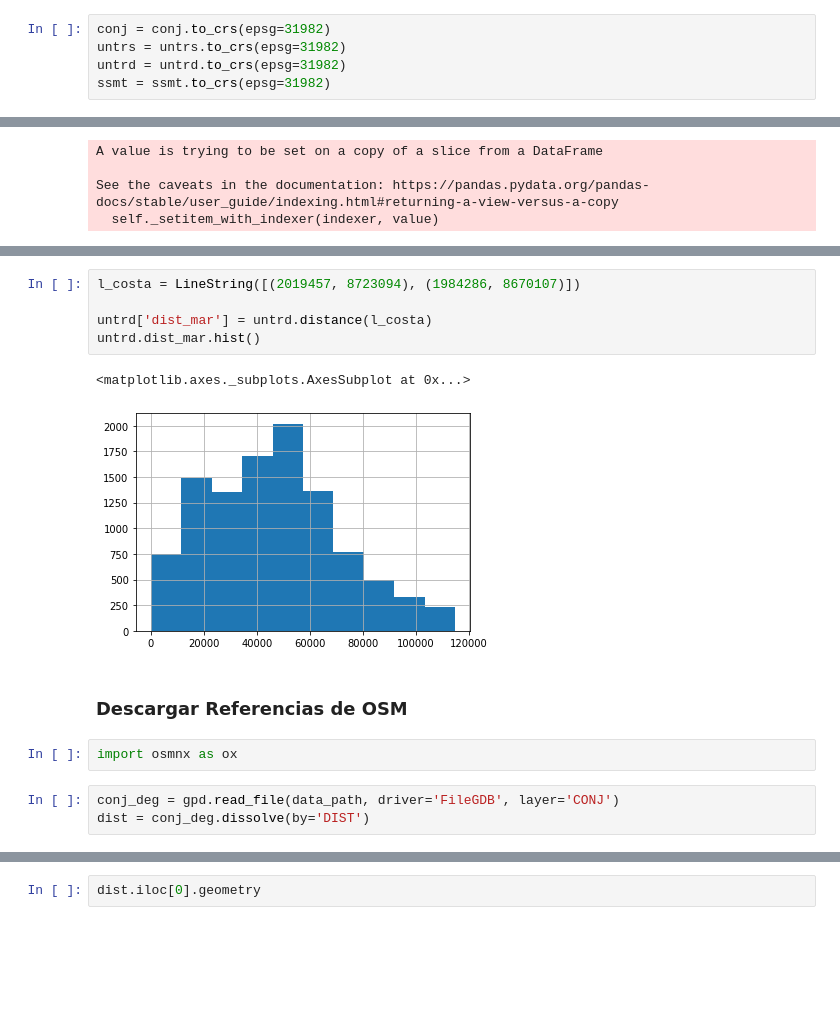
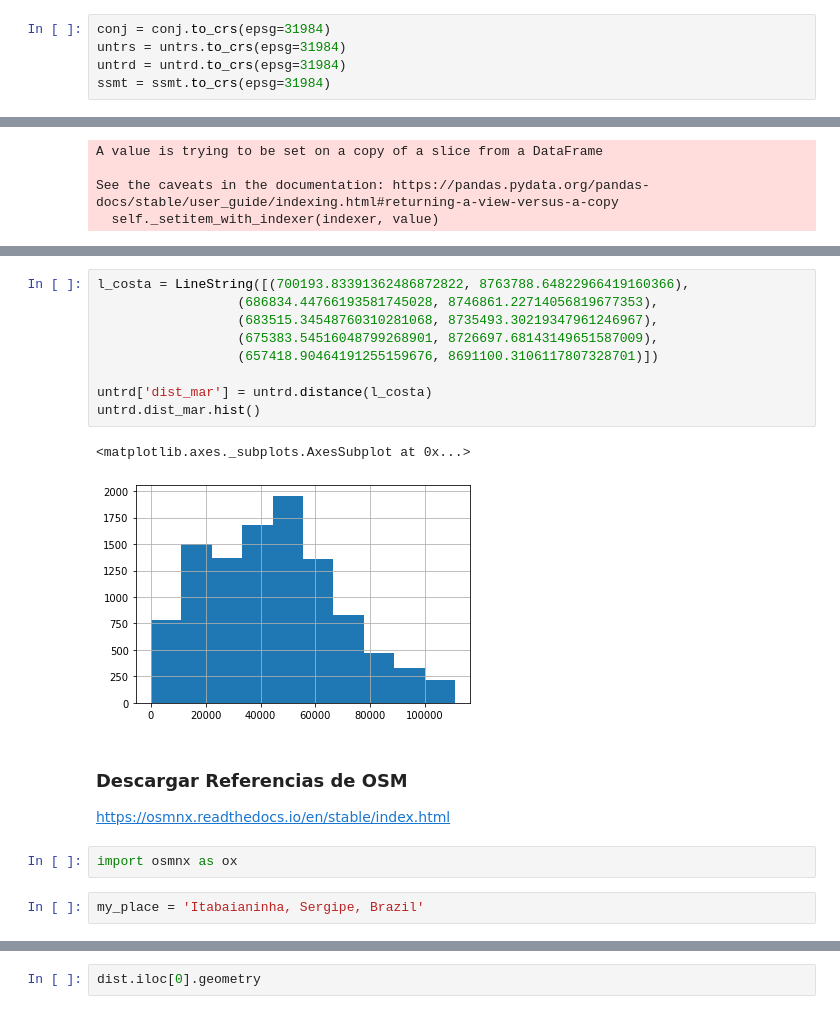
Before and after one commit to ramirojc/Diplodatos2020, a Jupyter notebook: Intro_Curacion_Georef.ipynb, the cells around one changed output, grey strips where cells are left out. Saved outputs shown, nothing was run; the diff lists cells and outputs as text; blank space fills up the shorter version.

```diff
--- a/Intro_Curacion_Georef.ipynb
+++ b/Intro_Curacion_Georef.ipynb
@@ -211,10 +224,10 @@ Datum: Sistema de Referencia Geocentrico para las AmericaS 2000
 - Ellipsoid: GRS 1980
 - Prime Meridian: Greenwich
 # %%
-conj = conj.to_crs(epsg=31982)
-untrs = untrs.to_crs(epsg=31982)
-untrd = untrd.to_crs(epsg=31982)
-ssmt = ssmt.to_crs(epsg=31982)
+conj = conj.to_crs(epsg=31984)
+untrs = untrs.to_crs(epsg=31984)
+untrd = untrd.to_crs(epsg=31984)
+ssmt = ssmt.to_crs(epsg=31984)
 # %%
 conj.crs
 # %% [output]
@@ -281,15 +306,20 @@ untrd.eu_dis_trs.hist()
 # %%
-l_costa = LineString([(2019457, 8723094), (1984286, 8670107)])
+l_costa = LineString([(700193.83391362486872822, 8763788.64822966419160366),
+                  (686834.44766193581745028, 8746861.22714056819677353),
+                  (683515.34548760310281068, 8735493.30219347961246967),
+                  (675383.54516048799268901, 8726697.68143149651587009),
+                  (657418.90464191255159676, 8691100.3106117807328701)])
 
 untrd['dist_mar'] = untrd.distance(l_costa)
 untrd.dist_mar.hist()
 # %% [output]
 <matplotlib.axes._subplots.AxesSubplot at 0x...>
-[figure, old version]
+[figure, new version]
 # %% [markdown]
 ### Descargar Referencias de OSM
+
+https://osmnx.readthedocs.io/en/stable/index.html
 # %%
 import osmnx as ox
-# %%
-conj_deg = gpd.read_file(data_path, driver='FileGDB', layer='CONJ')
-dist = conj_deg.dissolve(by='DIST')
+# %%
+my_place = 'Itabaianinha, Sergipe, Brazil'
```
Also changed, not shown: parts of 77 cells of this notebook.
